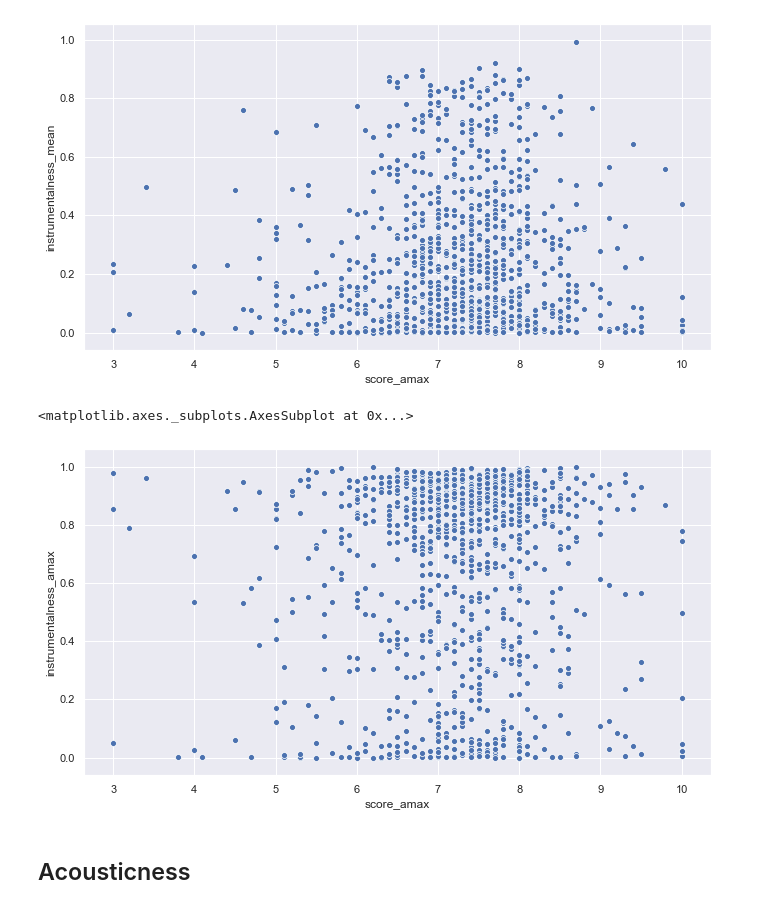
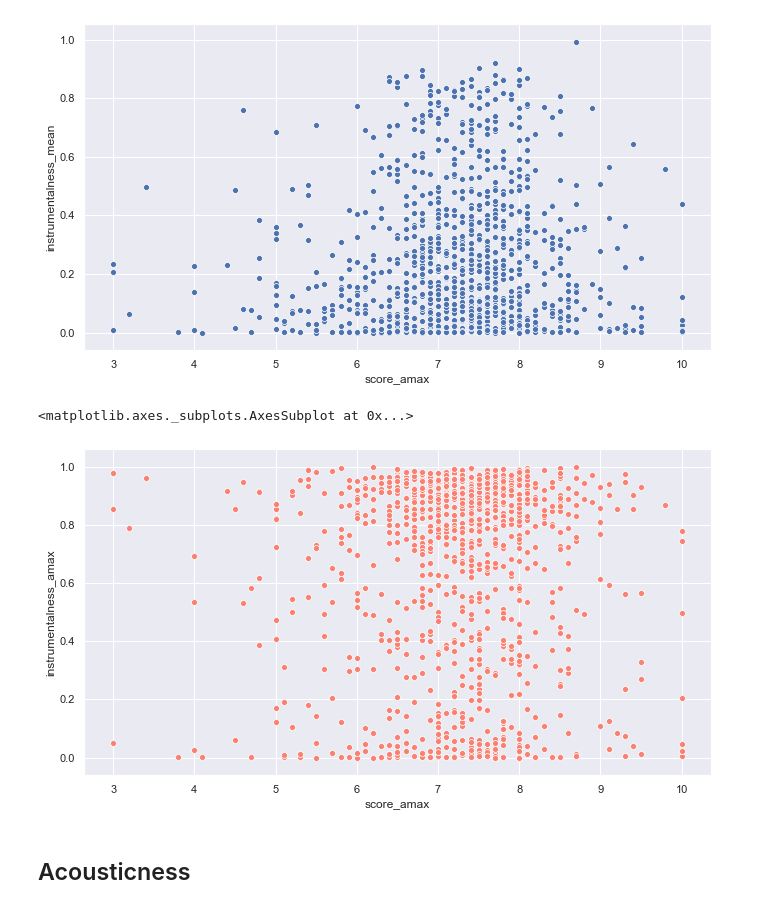
Before and after one commit to LeDorean/album_score_prediction, a Jupyter notebook: Notebooks/eda.ipynb, the cells around one changed output. Saved outputs shown, nothing was run; the diff lists cells and outputs as text; code cells hidden in the pictures.

```diff
--- a/Notebooks/eda.ipynb
+++ b/Notebooks/eda.ipynb
@@ -121,10 +115,10 @@ sns.scatterplot(x="score_amax", y="instrumentalness_mean",
 # %%
 fig, ax = plt.subplots(figsize=(10,6))
 sns.scatterplot(x="score_amax", y="instrumentalness_amax",
-                data=rock_df)
+                data=rock_df, color='salmon')
 # %% [output]
 <matplotlib.axes._subplots.AxesSubplot at 0x...>
-[figure, old version]
+[figure, new version]
 # %% [markdown]
 ## Acousticness
 # %%
```
Also changed, not shown: parts of 15 cells of this notebook, 14 other files.
